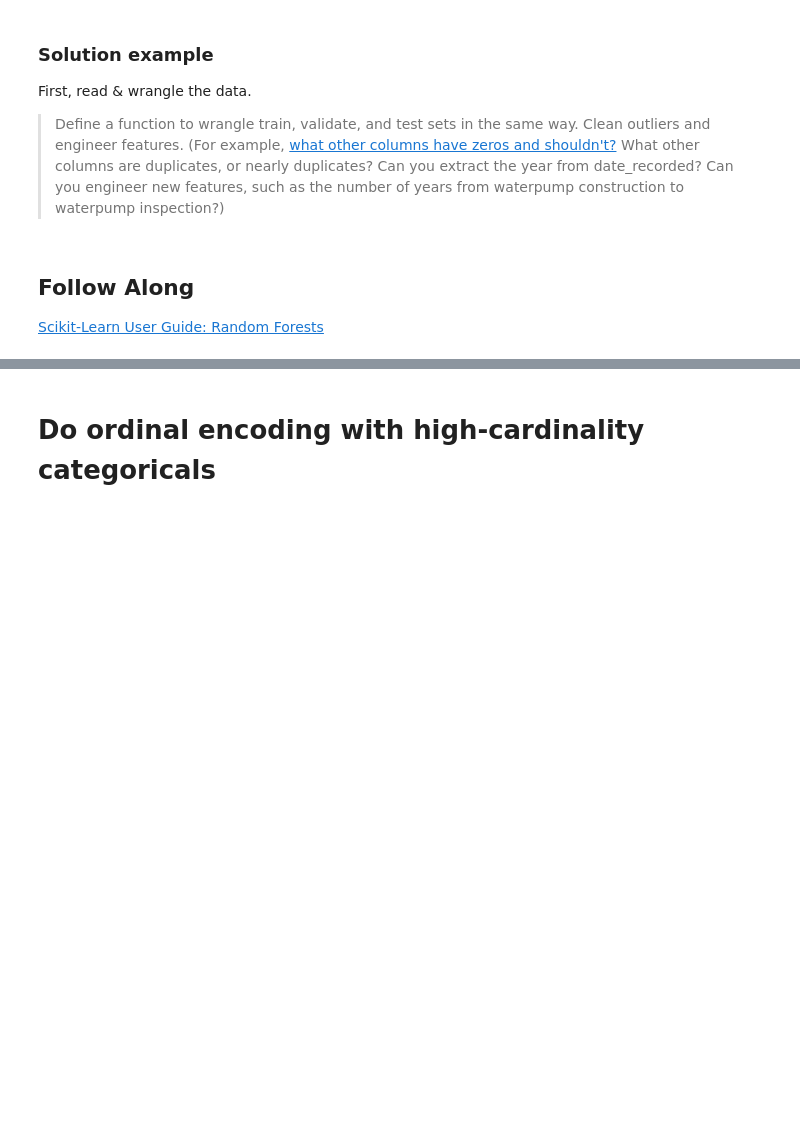
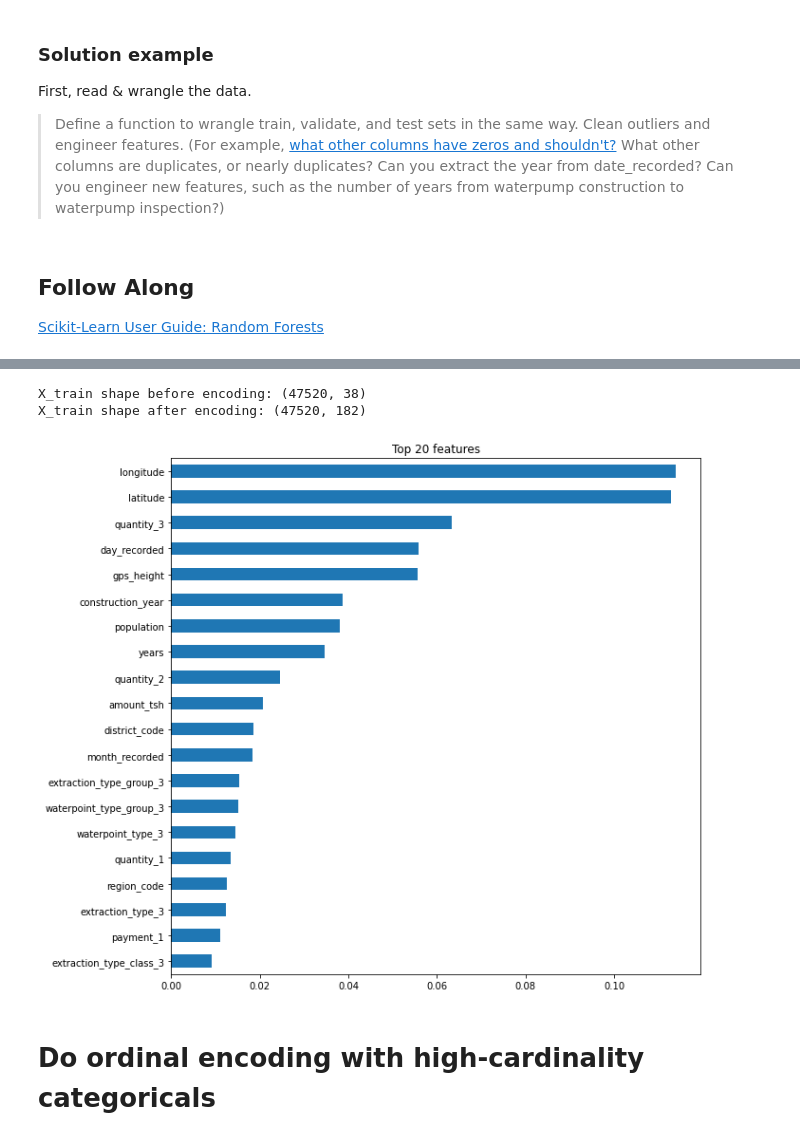
Before and after one commit to Joseph-Maulin/DS-Unit-2-Kaggle-Challenge, a Jupyter notebook: module2-random-forests/Lecture_Notes_LS_DS_222.ipynb, the cells around one changed output, grey strips where cells are left out. Saved outputs shown, nothing was run; the diff lists cells and outputs as text; code cells hidden in the pictures; blank space fills up the shorter version.

```diff
--- a/module2-random-forests/Lecture_Notes_LS_DS_222.ipynb
+++ b/module2-random-forests/Lecture_Notes_LS_DS_222.ipynb
@@ -164,0 +163,16 @@ X_test = test[features]
+# %%
+%%time
+
+import category_encoders as ce
+from sklearn.impute import SimpleImputer
+from sklearn.ensemble import RandomForestClassifier
+from sklearn.pipeline import make_pipeline
+
+pipeline = make_pipeline(
+    ce.OneHotEncoder(use_cat_names=True),
+    SimpleImputer(),
+    RandomForestClassifier(n_estimators=100, n_jobs=-1, random_state=42)
+)
+
+pipeline.fit(X_train, y_train)
+print(f'Validation accuracy: {pipeline.score(X_val, y_val)}')
@@ -165,3 +183,25 @@ X_test = test[features]
+# %%
+print(f'X_train shape before encoding: {X_train.shape}')
+
+encoder = pipeline.named_steps['onehotencoder']
+X_train_enc = encoder.transform(X_train)
+
+print(f'X_train shape after encoding: {X_train_enc.shape}')
+# %% [output]
+X_train shape before encoding: (47520, 38)
+X_train shape after encoding: (47520, 182)
+# %%
+import matplotlib.pyplot as plt
+
+rf = pipeline.named_steps['randomforestclassifier']
+importances = pd.Series(rf.feature_importances_, X_train_enc.columns)
+
+n = 20
+plt.figure(figsize=(10,n/2))
+plt.title(f"Top {n} features")
+importances.sort_values()[-20:].plot.barh();
+# %% [output]
+[figure, added]
 # %% [markdown]
 # Do ordinal encoding with high-cardinality categoricals
 # %% [markdown]
```
Also changed, not shown: parts of 6 cells of this notebook.
